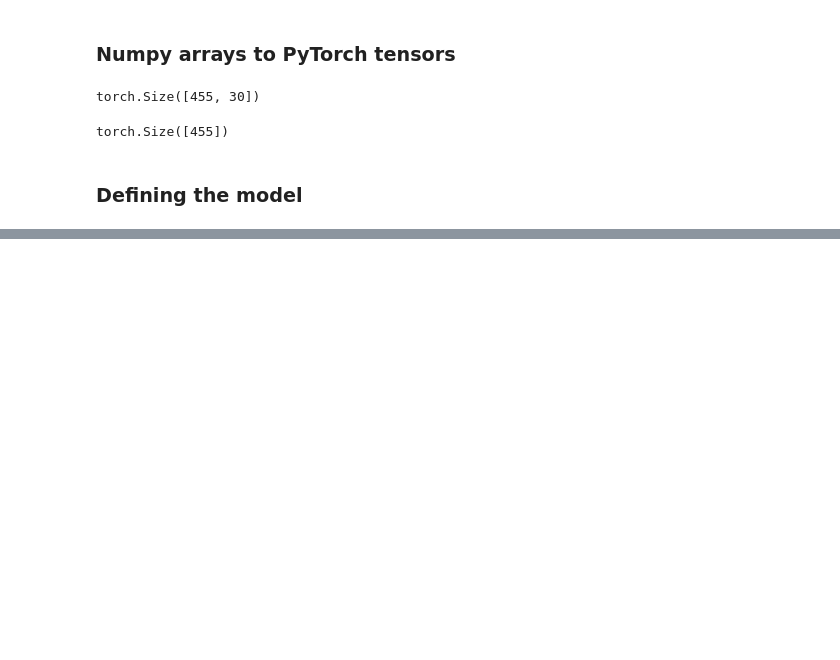
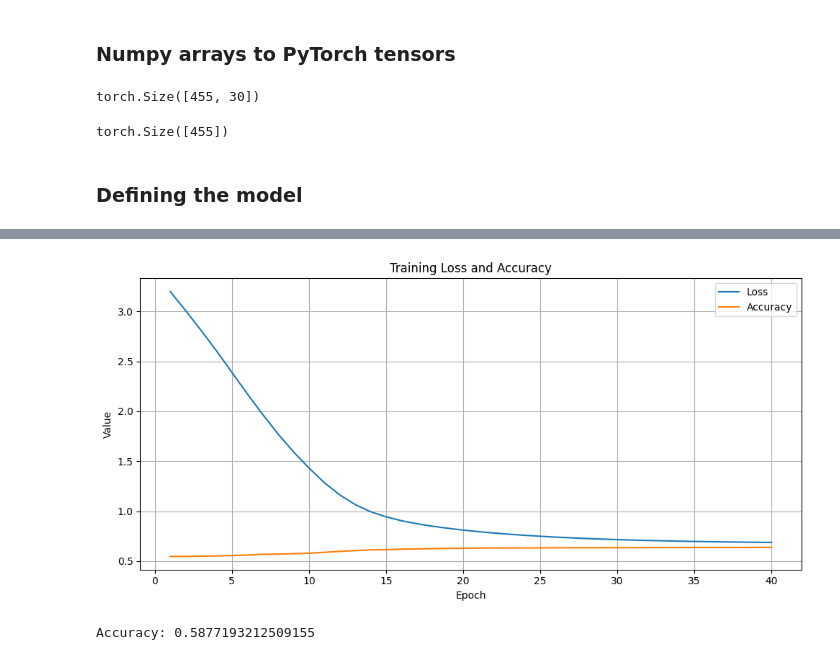
Before and after one commit to shirish-baral/deep-learning, a Jupyter notebook: pytorch_training_pipeline.ipynb, the cells around one changed output, grey strips where cells are left out. Drawn from its saved outputs; the diff is of its cells as text; code cells hidden in the pictures; blank space fills up the shorter version.

```diff
--- a/pytorch_training_pipeline.ipynb
+++ b/pytorch_training_pipeline.ipynb
@@ -201,3 +220,28 @@ Epoch: 40, Loss: 0.6802358448188308
+# %%
+# Plot loss and accuracy
+epochs_range = range(1, epochs + 1)
+
+plt.figure(figsize=(10, 5))
+plt.plot(epochs_range, losses, label='Loss')
+plt.plot(epochs_range, accuracies, label='Accuracy')
+plt.xlabel("Epoch")
+plt.ylabel("Value")
+plt.title("Training Loss and Accuracy")
+plt.legend()
+plt.grid(True)
+plt.tight_layout()
+plt.show()
+# %% [output]
+[figure, added]
+# %%
+# Model evaluation
+with torch.no_grad():
+    y_pred = model.forward(X_test_tensor)
+    y_pred = (y_pred > 0.9).float()
+    accuracy = (y_pred == y_test_tensor).float().mean()
+    print(f'Accuracy: {accuracy.item()}')
+# %% [output]
+Accuracy: 0.5877193212509155
 # %%
 model.bias
 # %% [output]
```
Also changed, not shown: parts of 12 cells of this notebook.
